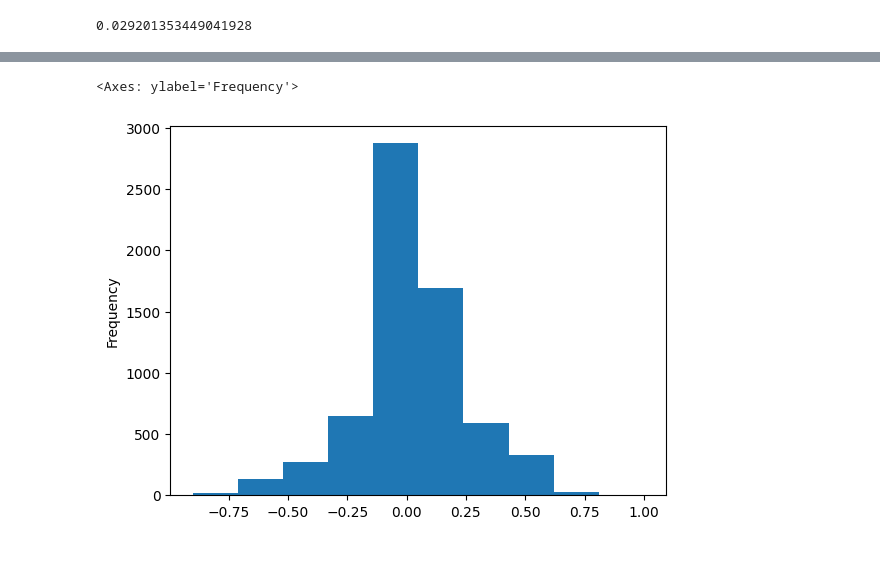
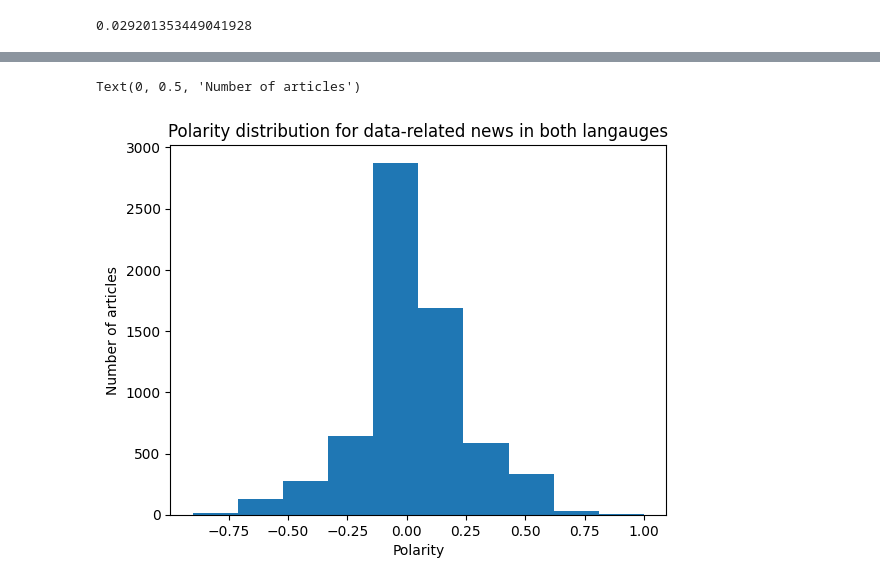
Before and after one commit to natalievgrafova/Presentation, a Jupyter notebook: for presentation.ipynb, the cells around one changed output, grey strips where cells are left out. Drawn from its saved outputs; the diff is of its cells as text; code cells hidden in the pictures; blank space fills up the shorter version.

```diff
--- a/for presentation.ipynb
+++ b/for presentation.ipynb
@@ -382,8 +384,10 @@ df_fr['polarity'].plot(kind ='hist')
-# %%
-gen_df['polarity'].plot(kind = 'hist')
-# %% [output]
-<Axes: ylabel='Frequency'>
-[figure, removed]
+# %%
+gen_df['polarity'].plot(kind = 'hist', title = 'Polarity distribution for data-related news in both langauges')
+plt.xlabel("Polarity")
+plt.ylabel("Number of articles")
+# %% [output]
+Text(0, 0.5, 'Number of articles')
+[figure, added]
 # %%
 fr_pol = df_fr.groupby(['date'])['polarity'].mean()
 # %%
```
Also changed, not shown: parts of 17 cells of this notebook, 1 other file.
